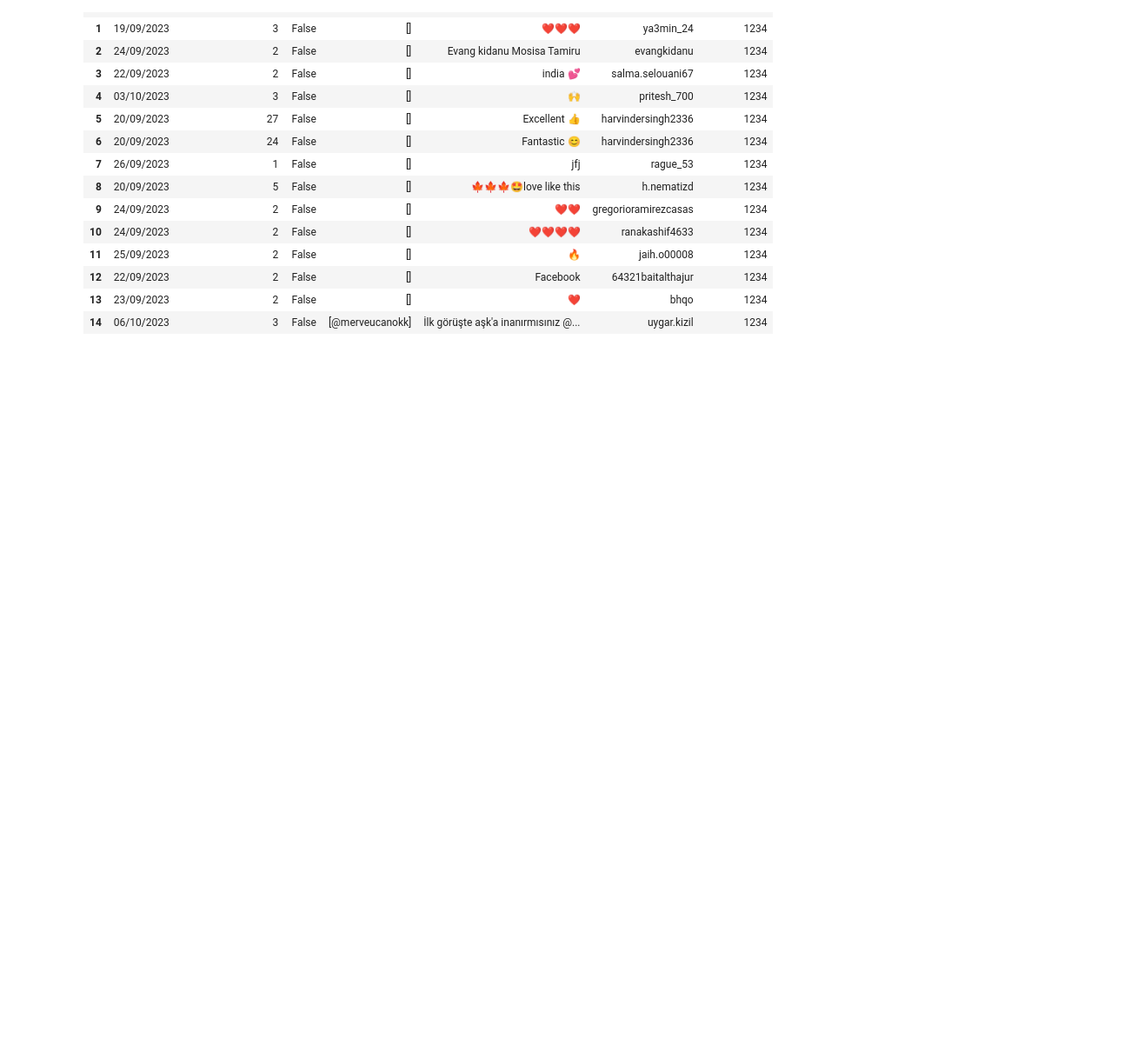
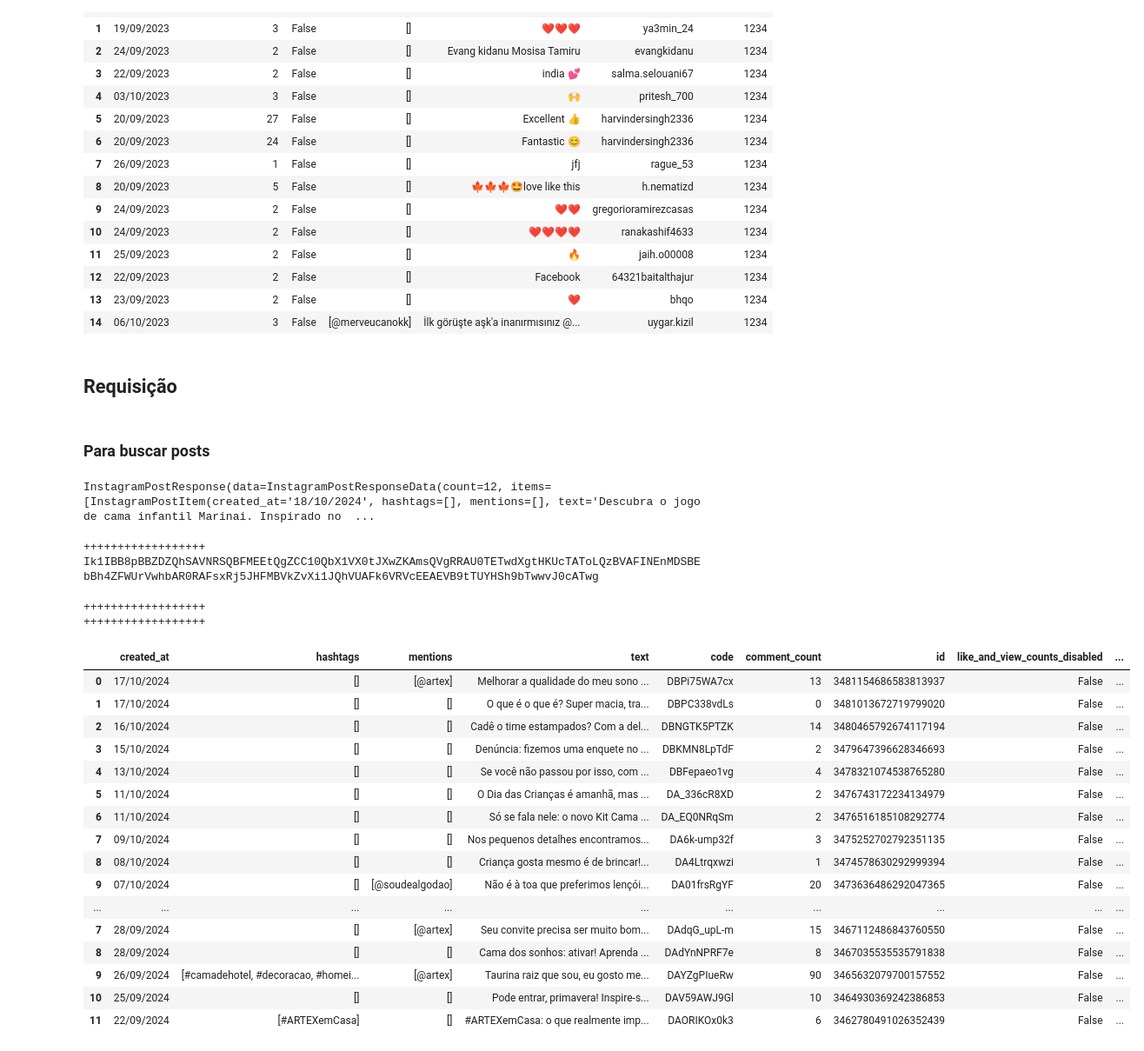
Before and after one commit to AmmoJailton/kpi-indicadores2, a Jupyter notebook: notebooks/discovery_posts_comments.ipynb, the cells around one changed output. Shown at 87% size. Drawn from its saved outputs; the diff is of its cells as text; code cells hidden in the pictures; blank space fills up the shorter version.

Commit message:
update data class and data formater with new functions and notebook

```diff
--- a/notebooks/discovery_posts_comments.ipynb
+++ b/notebooks/discovery_posts_comments.ipynb
@@ -362,3 +362,5 @@ df_comments
 | 12 | 22/09/2023 | 2 | False | [] | Facebook | 64321baitalthajur | 1234 |
 | 13 | 23/09/2023 | 2 | False | [] | ❤️ | bhqo | 1234 |
 | 14 | 06/10/2023 | 3 | False | [@merveucanokk] | İlk görüşte aşk'a inanırmısınız @... | uygar.kizil | 1234 |
+# %% [markdown]
+## Requisição
@@ -364,0 +400,70 @@ df_comments
+# %% [markdown]
+### Para buscar posts
+# %%
+username = 'trussardioficial'
+params = formater.get_service_params(username)
+
+headers = formater.format_params_to_headers(params)
+posts_url = formater.format_posts_url(params)
+posts_querystring = formater.format_posts_pagination_querystring(params)
+filename_posts=f'./posts_responses/{username}_1_posts'
+
+response = requests.get(url=posts_url, headers=headers, params=posts_querystring)
+save_response_to_json(filename=filename_posts, response=response.json())
+parsed_response: InstagramPostResponse = formater.parse_response_to_posts_obj(response.json())
+print(parsed_response)
+# %% [output]
+InstagramPostResponse(data=InstagramPostResponseData(count=12, items=[InstagramPostItem(created_at='18/10/2024', hashtags=[], mentions=[], text='Descubra o jogo de cama infantil Marinai. Inspirado no  ...
+# %%
+filename_posts=f'./posts_responses/{username}_1_posts'
+mock_artex_response = mock_posts_response(url=filename_posts, headers=headers, params=posts_querystring)
+parsed_response: InstagramPostResponse = formater.parse_response_to_posts_obj(mock_artex_response)
+
+params.pagination_token = parsed_response.pagination_token
+posts_querystring = formater.format_posts_pagination_querystring(params)
+
+response = requests.get(url=posts_url, headers=headers, params=posts_querystring)
+filename_posts=f'./posts_responses/{username}_2_posts'
+save_response_to_json(filename=filename_posts, response=response.json())
+parsed_response: InstagramPostResponse = formater.parse_response_to_posts_obj(response.json())
+
+print(posts_querystring)
+print(parsed_response.pagination_token)
+# %% [output]
+++++++++++++++++++
+Ik1IBB8pBBZDZQhSAVNRSQBFMEEtQgZCC10QbX1VX0tJXwZKAmsQVgRRAU0TETwdXgtHKUcTAToLQzBVAFINEnMDSBEbBh4ZFWUrVwhbAR0RAFsxRj5JHFMBVkZvXi1JQhVUAFk6VRVcEEAEVB9tTUYHSh9bTwwvJ0cATwg
+# %%
+username='artex'
+filename=f'./posts_responses/{username}_1_posts'
+filename2=f'./posts_responses/{username}_2_posts'
+artex_response = mock_posts_response(url=filename, headers=headers, params=posts_querystring)
+artex_response2 = mock_posts_response(url=filename2, headers=headers, params=posts_querystring)
+artex_parsed_response: InstagramPostResponse = formater.parse_response_to_posts_obj(artex_response)
+artex_parsed_response2: InstagramPostResponse = formater.parse_response_to_posts_obj(artex_response2)
+
+df = pd.DataFrame(artex_parsed_response.data.items)
+df2 = pd.DataFrame(artex_parsed_response2.data.items)
+df_concat = pd.concat([df, df2])
+
+mask_comments = df_concat['comment_count'] >= 5
+df_concat
+# %% [output]
+++++++++++++++++++
+++++++++++++++++++
+|  | created_at | hashtags | mentions | text | code | comment_count | id | like_and_view_counts_disabled | ... |
+| 0 | 17/10/2024 | [] | [@artex] | Melhorar a qualidade do meu sono ... | DBPi75WA7cx | 13 | 3481154686583813937 | False | ... |
+| 1 | 17/10/2024 | [] | [] | O que é o que é? Super macia, tra... | DBPC338vdLs | 0 | 3481013672719799020 | False | ... |
+| 2 | 16/10/2024 | [] | [] | Cadê o time estampados? Com a del... | DBNGTK5PTZK | 14 | 3480465792674117194 | False | ... |
+| 3 | 15/10/2024 | [] | [] | Denúncia: fizemos uma enquete no ... | DBKMN8LpTdF | 2 | 3479647396628346693 | False | ... |
+| 4 | 13/10/2024 | [] | [] | Se você não passou por isso, com ... | DBFepaeo1vg | 4 | 3478321074538765280 | False | ... |
+| 5 | 11/10/2024 | [] | [] | O Dia das Crianças é amanhã, mas ... | DA_336cR8XD | 2 | 3476743172234134979 | False | ... |
+| 6 | 11/10/2024 | [] | [] | Só se fala nele: o novo Kit Cama ... | DA_EQ0NRqSm | 2 | 3476516185108292774 | False | ... |
+| 7 | 09/10/2024 | [] | [] | Nos pequenos detalhes encontramos... | DA6k-ump32f | 3 | 3475252702792351135 | False | ... |
+| 8 | 08/10/2024 | [] | [] | Criança gosta mesmo é de brincar!... | DA4Ltrqxwzi | 1 | 3474578630292999394 | False | ... |
+| 9 | 07/10/2024 | [] | [@soudealgodao] | Não é à toa que preferimos lençói... | DA01frsRgYF | 20 | 3473636486292047365 | False | ... |
+| ... | ... | ... | ... | ... | ... | ... | ... | ... | ... |
+| 7 | 28/09/2024 | [] | [@artex] | Seu convite precisa ser muito bom... | DAdqG_upL-m | 15 | 3467112486843760550 | False | ... |
+| 8 | 28/09/2024 | [] | [] | Cama dos sonhos: ativar! Aprenda ... | DAdYnNPRF7e | 8 | 3467035535535791838 | False | ... |
+| 9 | 26/09/2024 | [#camadehotel, #decoracao, #homei... | [@artex] | Taurina raiz que sou, eu gosto me... | DAYZgPIueRw | 90 | 3465632079700157552 | False | ... |
+| 10 | 25/09/2024 | [] | [] | Pode entrar, primavera! Inspire-s... | DAV59AWJ9Gl | 10 | 3464930369242386853 | False | ... |
+| 11 | 22/09/2024 | [#ARTEXemCasa] | [] | #ARTEXemCasa: o que realmente imp... | DAORIKOx0k3 | 6 | 3462780491026352439 | False | ... |
```
Also changed, not shown: parts of 5 cells of this notebook, 2 other files.
